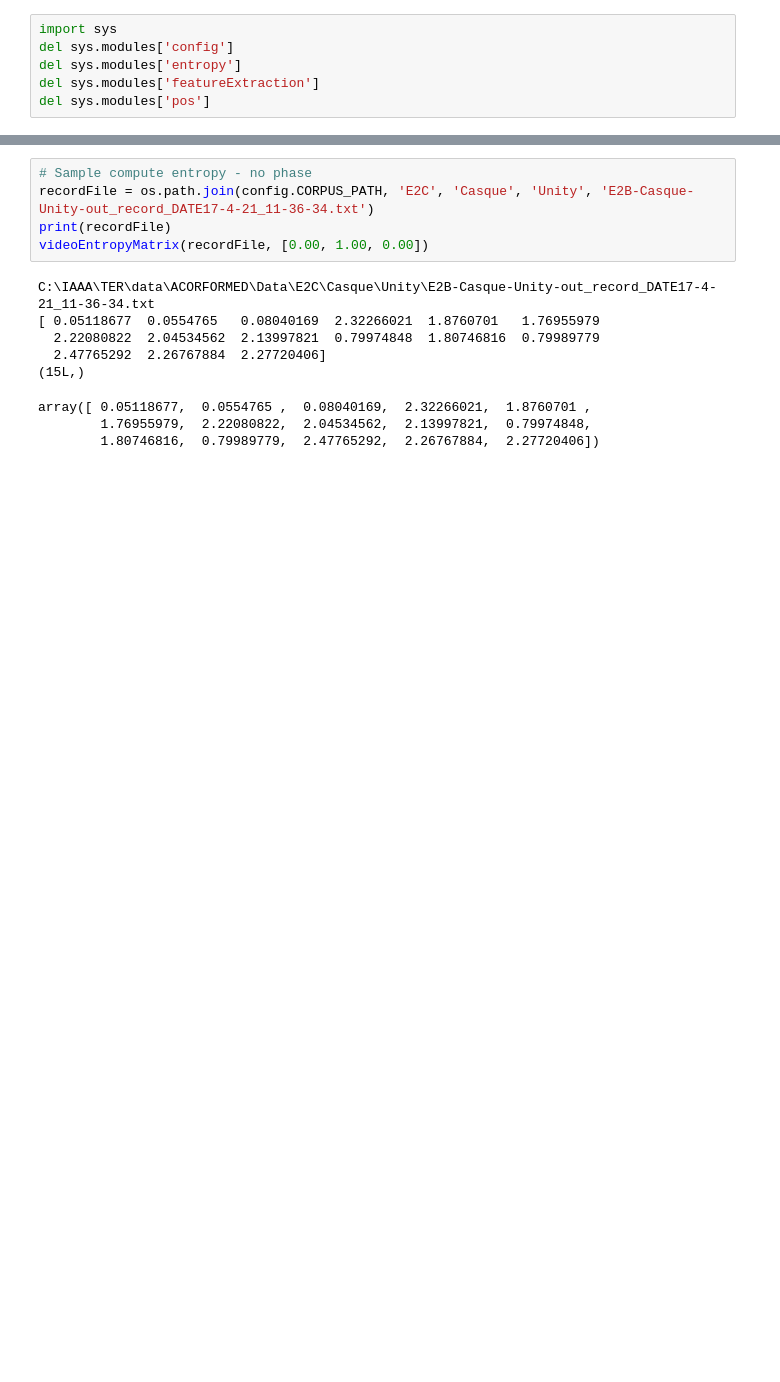
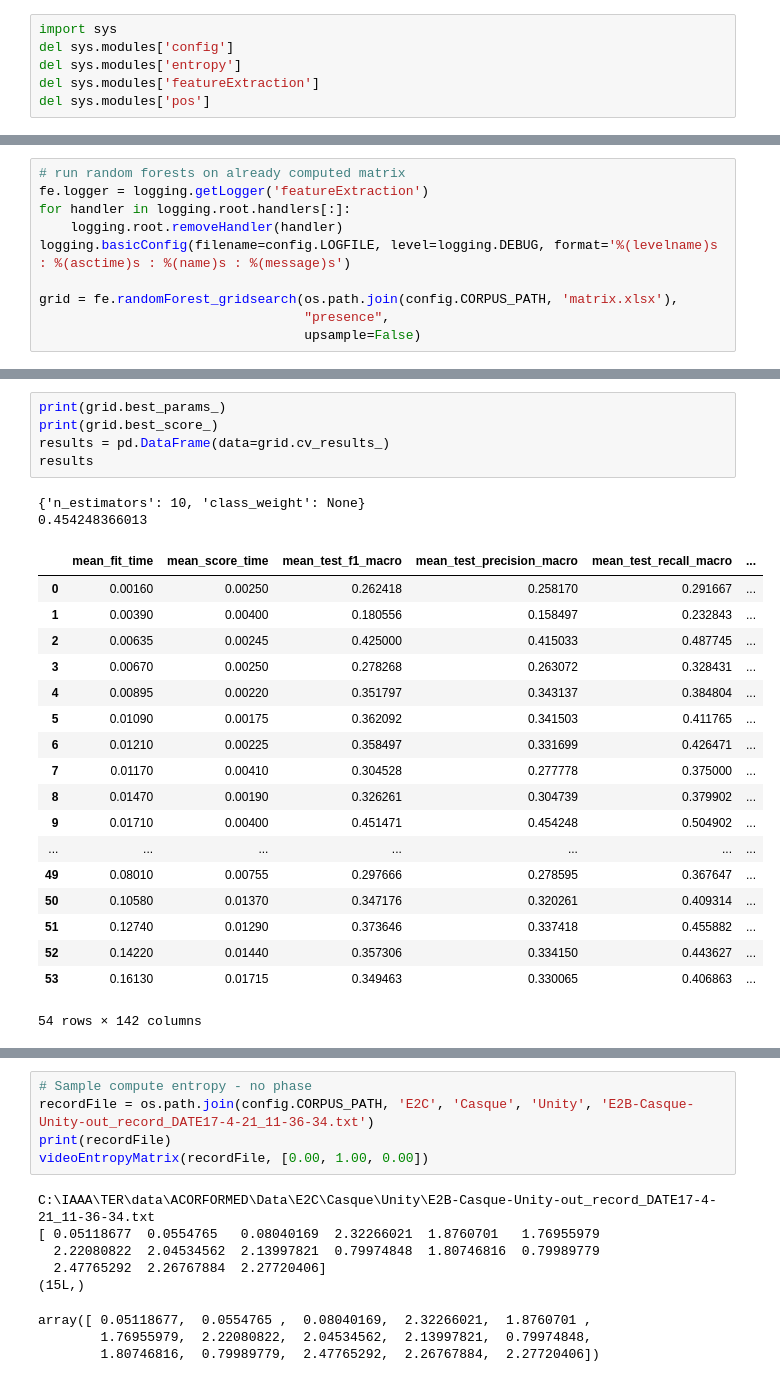
Before and after one commit to jbousque/predictionPresence, a Jupyter notebook: src/predict_presence_notebook.ipynb, the cells around one changed output, grey strips where cells are left out. Drawn from its saved outputs; the diff is of its cells as text; blank space fills up the shorter version.

Commit message:
added gridsearch on randomforest

```diff
--- a/src/predict_presence_notebook.ipynb
+++ b/src/predict_presence_notebook.ipynb
@@ -15,0 +20,10 @@ import featureExtraction as fe
+# %%
+# run random forests on already computed matrix
+fe.logger = logging.getLogger('featureExtraction')
+for handler in logging.root.handlers[:]:
+    logging.root.removeHandler(handler)
+logging.basicConfig(filename=config.LOGFILE, level=logging.DEBUG, format='%(levelname)s : %(asctime)s : %(name)s : %(message)s')
+
+grid = fe.randomForest_gridsearch(os.path.join(config.CORPUS_PATH, 'matrix.xlsx'),
+                                  "presence",
+                                  upsample=False)
@@ -15,0 +76,26 @@ import featureExtraction as fe
+# %%
+print(grid.best_params_)
+print(grid.best_score_)
+results = pd.DataFrame(data=grid.cv_results_)
+results
+# %% [output]
+{'n_estimators': 10, 'class_weight': None}
+0.454248366013
+|  | mean_fit_time | mean_score_time | mean_test_f1_macro | mean_test_precision_macro | mean_test_recall_macro | ... |
+| 0 | 0.00160 | 0.00250 | 0.262418 | 0.258170 | 0.291667 | ... |
+| 1 | 0.00390 | 0.00400 | 0.180556 | 0.158497 | 0.232843 | ... |
+| 2 | 0.00635 | 0.00245 | 0.425000 | 0.415033 | 0.487745 | ... |
+| 3 | 0.00670 | 0.00250 | 0.278268 | 0.263072 | 0.328431 | ... |
+| 4 | 0.00895 | 0.00220 | 0.351797 | 0.343137 | 0.384804 | ... |
+| 5 | 0.01090 | 0.00175 | 0.362092 | 0.341503 | 0.411765 | ... |
+| 6 | 0.01210 | 0.00225 | 0.358497 | 0.331699 | 0.426471 | ... |
+| 7 | 0.01170 | 0.00410 | 0.304528 | 0.277778 | 0.375000 | ... |
+| 8 | 0.01470 | 0.00190 | 0.326261 | 0.304739 | 0.379902 | ... |
+| 9 | 0.01710 | 0.00400 | 0.451471 | 0.454248 | 0.504902 | ... |
+| ... | ... | ... | ... | ... | ... | ... |
+| 49 | 0.08010 | 0.00755 | 0.297666 | 0.278595 | 0.367647 | ... |
+| 50 | 0.10580 | 0.01370 | 0.347176 | 0.320261 | 0.409314 | ... |
+| 51 | 0.12740 | 0.01290 | 0.373646 | 0.337418 | 0.455882 | ... |
+| 52 | 0.14220 | 0.01440 | 0.357306 | 0.334150 | 0.443627 | ... |
+| 53 | 0.16130 | 0.01715 | 0.349463 | 0.330065 | 0.406863 | ... |
+54 rows × 142 columns
```
Also changed, not shown: parts of 11 cells of this notebook, 1 other file.
